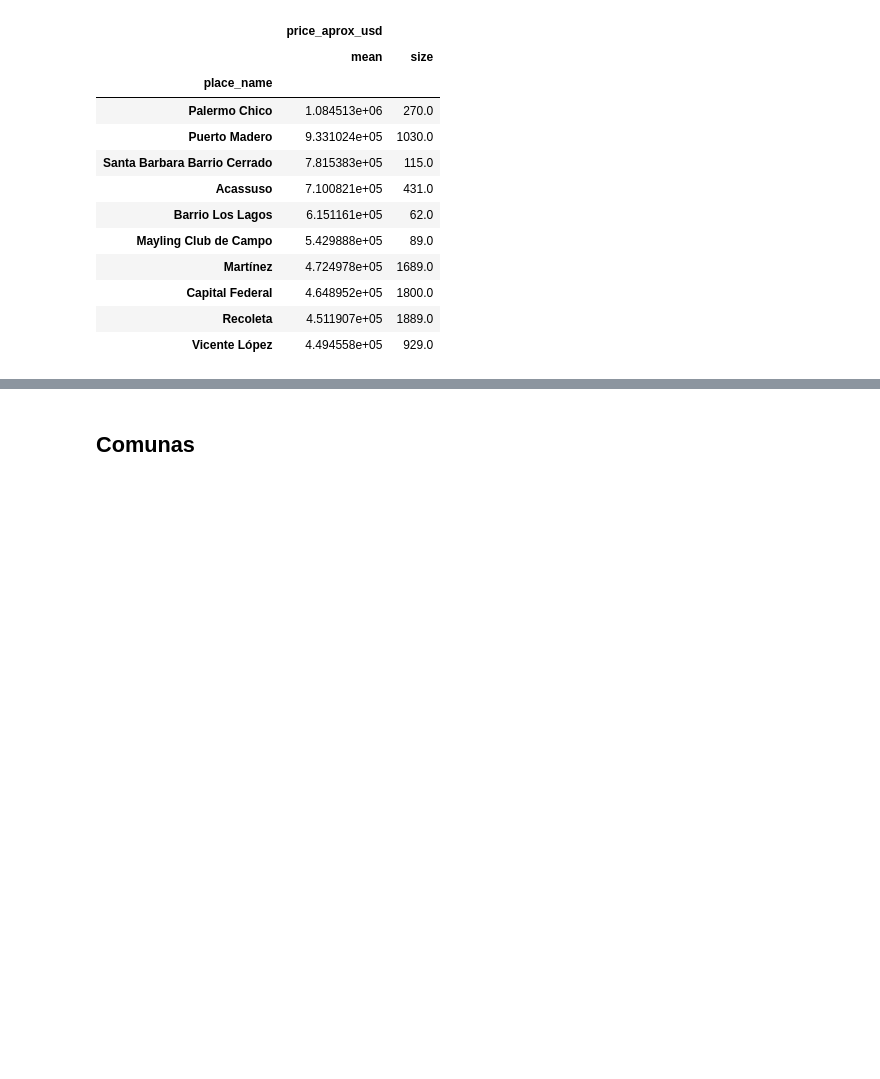
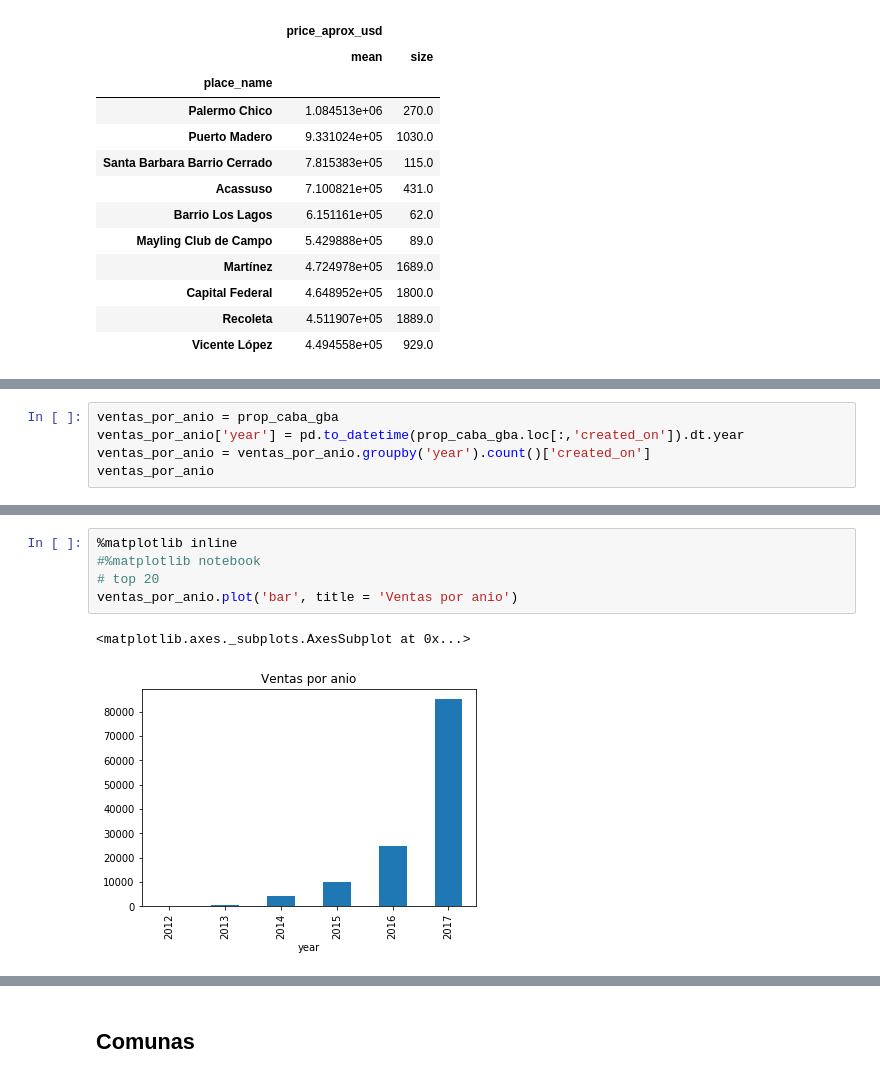
Before and after one commit to DanielMankowski/Data-Scients, a Jupyter notebook: TP 1.ipynb, the cells around one changed output, grey strips where cells are left out. Cells and saved outputs as stored; diff of their text form; blank space fills up the shorter version.

```diff
--- a/TP 1.ipynb
+++ b/TP 1.ipynb
@@ -188,0 +183,5 @@ group_by_place.head(10)
+# %%
+ventas_por_anio = prop_caba_gba
+ventas_por_anio['year'] = pd.to_datetime(prop_caba_gba.loc[:,'created_on']).dt.year
+ventas_por_anio = ventas_por_anio.groupby('year').count()['created_on']
+ventas_por_anio
@@ -188,0 +201,8 @@ group_by_place.head(10)
+# %%
+%matplotlib inline
+#%matplotlib notebook
+# top 20
+ventas_por_anio.plot('bar', title = 'Ventas por anio')
+# %% [output]
+<matplotlib.axes._subplots.AxesSubplot at 0x...>
+[figure, added]
```
Also changed, not shown: parts of 34 cells of this notebook.
